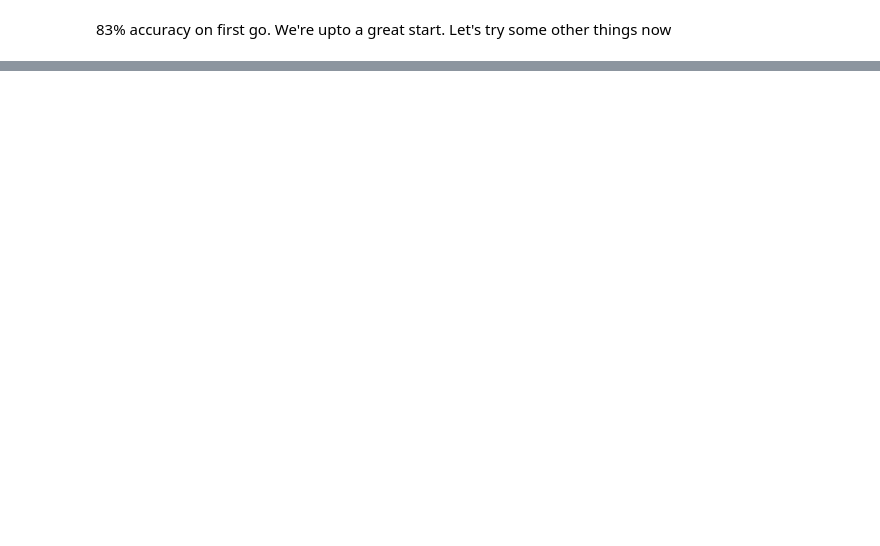
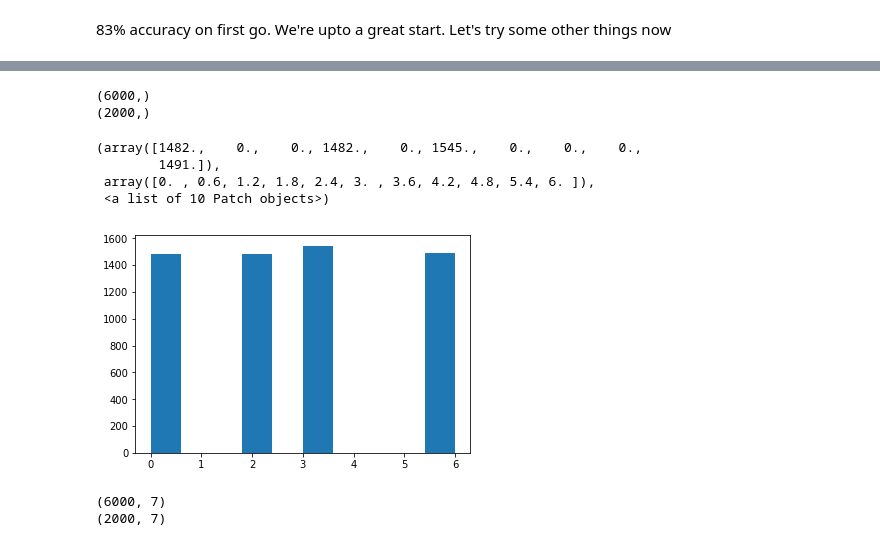
Before and after one commit to RJ722/MIDAS_Assignment, a Jupyter notebook: CV_problem/CV Problem.ipynb, the cells around one changed output, grey strips where cells are left out. Drawn from its saved outputs; the diff is of its cells as text; code cells hidden in the pictures; blank space fills up the shorter version.

```diff
--- a/CV_problem/CV Problem.ipynb
+++ b/CV_problem/CV Problem.ipynb
@@ -13,8 +22,8 @@ from sklearn.tree import DecisionTreeClassifier
 # %%
-with open('train_image.pkl', 'rb') as f:
+with open(PATH + "train_image.pkl", 'rb') as f:
     X = np.array(pickle.load(f))
 
-with open('train_label.pkl', 'rb') as f:
+with open(PATH + 'train_label.pkl', 'rb') as f:
     Y = np.array(pickle.load(f))
 
 X = X/255
@@ -265,8 +113,5 @@ Accuracy of the model on validation set: 0.81
 # %%
-# Try GridSearching
-from sklearn.model_selection import GridSearchCV
-
 parameters = {'kernel':('linear', 'rbf'), 'C':[1, 10]}
 svc = svm.SVC(gamma="scale")
 clf = GridSearchCV(svc, parameters, cv=5)
-clf.fit(X_train, Y_train)
+clf.fit(x_train, y_train)
@@ -328,0 +146,13 @@ GridSearchCV(cv=5, error_score='raise-deprecating',
+# %%
+print(y_train.shape)
+print(y_val.shape)
+
+plt.hist(y_train)
+# %% [output]
+(6000,)
+(2000,)
+(array([1482.,    0.,    0., 1482.,    0., 1545.,    0.,    0.,    0.,
+        1491.]),
+ array([0. , 0.6, 1.2, 1.8, 2.4, 3. , 3.6, 4.2, 4.8, 5.4, 6. ]),
+ <a list of 10 Patch objects>)
+[figure, added]
@@ -328,0 +162,6 @@ GridSearchCV(cv=5, error_score='raise-deprecating',
+# %%
+print(y_train.shape)
+print(y_val.shape)
+# %% [output]
+(6000, 7)
+(2000, 7)
```
Also changed, not shown: parts of 46 cells of this notebook, 2 other files.
